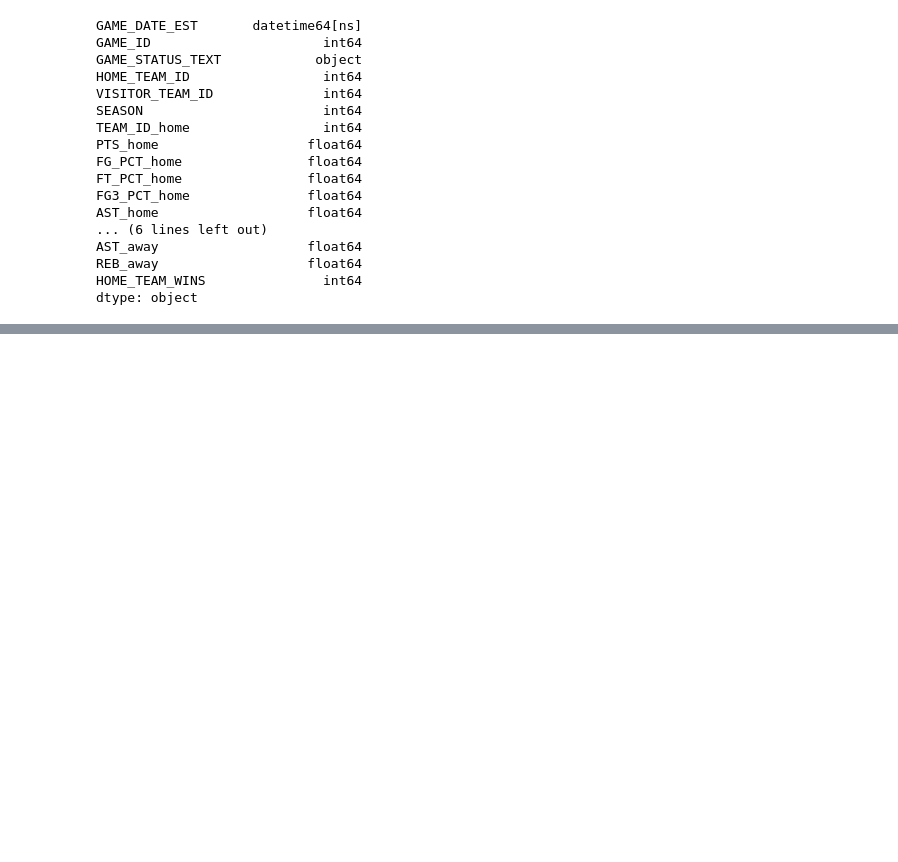
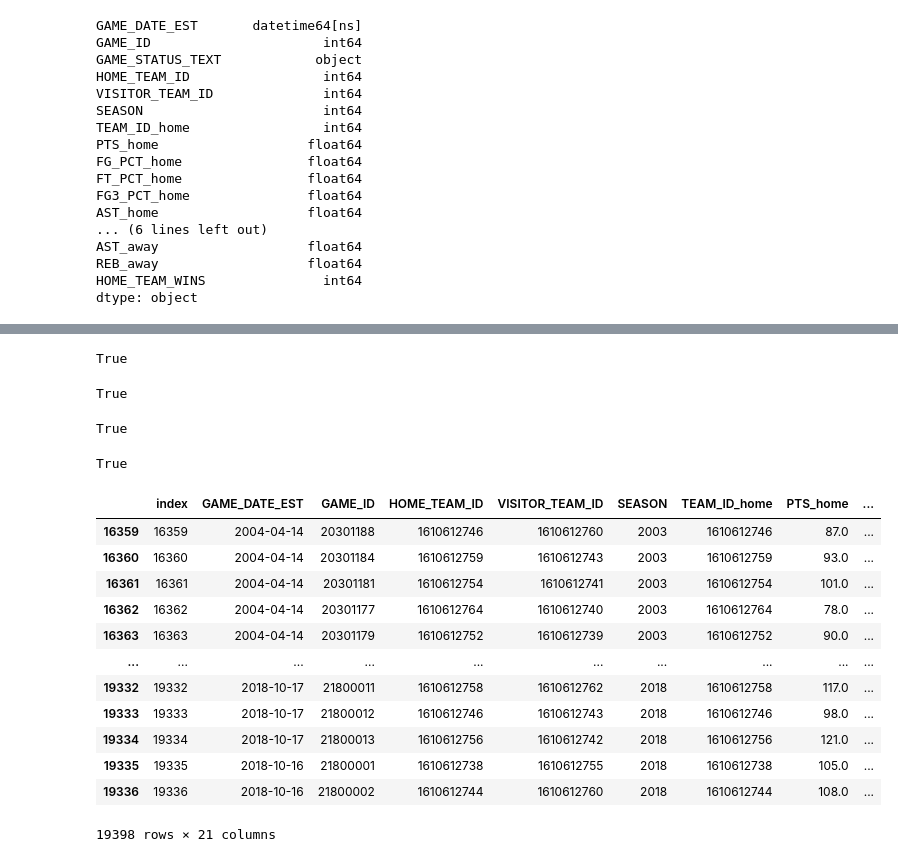
Before and after one commit to robertomanzanolopez/nba_statistics_prediction, a Jupyter notebook: first_aproximation.ipynb, the cells around one changed output, grey strips where cells are left out. Drawn from its saved outputs; the diff is of its cells as text; code cells hidden in the pictures; blank space fills up the shorter version.

```diff
--- a/first_aproximation.ipynb
+++ b/first_aproximation.ipynb
@@ -300,0 +461,74 @@ len(pd.unique(df_rs_po_2003['GAME_ID'])) #PERFECTO!!!
+# %%
+# 2015/16
+df_2015 = df_nba_clean.loc[(df_nba_clean['GAME_DATE_EST'] >= pd.to_datetime('2015-10-27')) &
+                           (df_nba_clean['GAME_DATE_EST'] <= pd.to_datetime('2016-06-19'))]
+df_rs_2015 = df_nba_clean.loc[(df_nba_clean['GAME_DATE_EST'] >= pd.to_datetime('2015-10-27')) &
+                              (df_nba_clean['GAME_DATE_EST'] <= pd.to_datetime('2016-04-13'))]
+df_po_2015 = df_nba_clean.loc[(df_nba_clean['GAME_DATE_EST'] >= pd.to_datetime('2016-04-16')) &
+                              (df_nba_clean['GAME_DATE_EST'] <= pd.to_datetime('2016-06-19'))]
+len(pd.unique(df_2015['GAME_ID'])) == len(df_rs_2015) + len(df_po_2015) == 1316
+# %% [output]
+True
+# %%
+# 2016/17
+df_2016 = df_nba_clean.loc[(df_nba_clean['GAME_DATE_EST'] >= pd.to_datetime('2016-10-25')) &
+                           (df_nba_clean['GAME_DATE_EST'] <= pd.to_datetime('2017-06-12'))]
+df_rs_2016 = df_nba_clean.loc[(df_nba_clean['GAME_DATE_EST'] >= pd.to_datetime('2016-10-25')) &
+                              (df_nba_clean['GAME_DATE_EST'] <= pd.to_datetime('2017-04-12'))]
+df_po_2016 = df_nba_clean.loc[(df_nba_clean['GAME_DATE_EST'] >= pd.to_datetime('2017-04-15')) &
+                              (df_nba_clean['GAME_DATE_EST'] <= pd.to_datetime('2017-06-12'))]
+len(pd.unique(df_2016['GAME_ID'])) == len(df_rs_2016) + len(df_po_2016) == 1309
+# %% [output]
+True
+# %%
+# 2017/18
+df_2017 = df_nba_clean.loc[(df_nba_clean['GAME_DATE_EST'] >= pd.to_datetime('2017-10-17')) &
+                           (df_nba_clean['GAME_DATE_EST'] <= pd.to_datetime('2018-06-08'))]
+df_rs_2017 = df_nba_clean.loc[(df_nba_clean['GAME_DATE_EST'] >= pd.to_datetime('2017-10-17')) &
+                              (df_nba_clean['GAME_DATE_EST'] <= pd.to_datetime('2018-04-11'))]
+df_po_2017 = df_nba_clean.loc[(df_nba_clean['GAME_DATE_EST'] >= pd.to_datetime('2018-04-14')) &
+                              (df_nba_clean['GAME_DATE_EST'] <= pd.to_datetime('2018-06-08'))]
+len(pd.unique(df_2017['GAME_ID'])) == len(df_rs_2017) + len(df_po_2017) == 1312
+# %% [output]
+True
+# %%
+# 2018/19
+df_2018 = df_nba_clean.loc[(df_nba_clean['GAME_DATE_EST'] >= pd.to_datetime('2018-10-16')) &
+                           (df_nba_clean['GAME_DATE_EST'] <= pd.to_datetime('2019-06-13'))]
+df_rs_2018 = df_nba_clean.loc[(df_nba_clean['GAME_DATE_EST'] >= pd.to_datetime('2018-10-16')) &
+                              (df_nba_clean['GAME_DATE_EST'] <= pd.to_datetime('2019-04-10'))]
+df_po_2018 = df_nba_clean.loc[(df_nba_clean['GAME_DATE_EST'] >= pd.to_datetime('2019-04-13')) &
+                              (df_nba_clean['GAME_DATE_EST'] <= pd.to_datetime('2019-06-13'))]
+len(pd.unique(df_2018['GAME_ID'])) == len(df_rs_2018) + len(df_po_2018) == 1312
+# %% [output]
+True
+# %%
+# YA HEMOS COMPROBADO PARA TODAS LAS SEASON QUE EL NUMERO DE REGISTROS ES CORRECTO,
+# ES DECIR TENEMOS TODOS LOS PARTIDOS DE TEMPORADA REGULAR Y PLAYOFFS PARA CADA AÑO
+# AHORA NOS QUEDA JUNTARLOS EN UN SOLO DATAFRAME, UNO PARA LA TEMPORADA REGULAR Y OTRO PARA PLAYOFFS
+
+df_rs_list = [df_rs_2003, df_rs_2004, df_rs_2005, df_rs_2006, df_rs_2007, df_rs_2008, df_rs_2009, df_rs_2010
+                 , df_rs_2011, df_rs_2012, df_rs_2013, df_rs_2014, df_rs_2015, df_rs_2016, df_rs_2017, df_rs_2018]
+
+df_all_rs = pd.concat(df_rs_list)
+
+df_po_list = [df_po_2003, df_po_2004, df_po_2005, df_po_2006, df_po_2007, df_po_2008, df_po_2009, df_po_2010
+                 , df_po_2011, df_po_2012, df_po_2013, df_po_2014, df_po_2015, df_po_2016, df_po_2017, df_po_2018]
+
+df_all_po = pd.concat(df_po_list)
+# %%
+df_all_rs
+# %% [output]
+|  | index | GAME_DATE_EST | GAME_ID | HOME_TEAM_ID | VISITOR_TEAM_ID | SEASON | TEAM_ID_home | PTS_home | ... |
+| 16359 | 16359 | 2004-04-14 | 20301188 | 1610612746 | 1610612760 | 2003 | 1610612746 | 87.0 | ... |
+| 16360 | 16360 | 2004-04-14 | 20301184 | 1610612759 | 1610612743 | 2003 | 1610612759 | 93.0 | ... |
+| 16361 | 16361 | 2004-04-14 | 20301181 | 1610612754 | 1610612741 | 2003 | 1610612754 | 101.0 | ... |
+| 16362 | 16362 | 2004-04-14 | 20301177 | 1610612764 | 1610612740 | 2003 | 1610612764 | 78.0 | ... |
+| 16363 | 16363 | 2004-04-14 | 20301179 | 1610612752 | 1610612739 | 2003 | 1610612752 | 90.0 | ... |
+| ... | ... | ... | ... | ... | ... | ... | ... | ... | ... |
+| 19332 | 19332 | 2018-10-17 | 21800011 | 1610612758 | 1610612762 | 2018 | 1610612758 | 117.0 | ... |
+| 19333 | 19333 | 2018-10-17 | 21800012 | 1610612746 | 1610612743 | 2018 | 1610612746 | 98.0 | ... |
+| 19334 | 19334 | 2018-10-17 | 21800013 | 1610612756 | 1610612742 | 2018 | 1610612756 | 121.0 | ... |
+| 19335 | 19335 | 2018-10-16 | 21800001 | 1610612738 | 1610612755 | 2018 | 1610612738 | 105.0 | ... |
+| 19336 | 19336 | 2018-10-16 | 21800002 | 1610612744 | 1610612760 | 2018 | 1610612744 | 108.0 | ... |
+19398 rows × 21 columns
```
Also changed, not shown: parts of 25 cells of this notebook.
